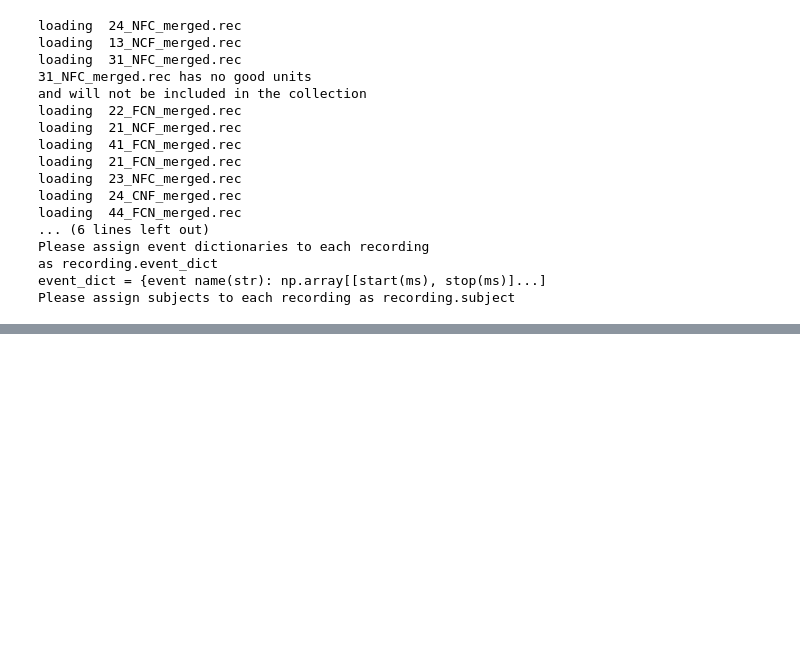
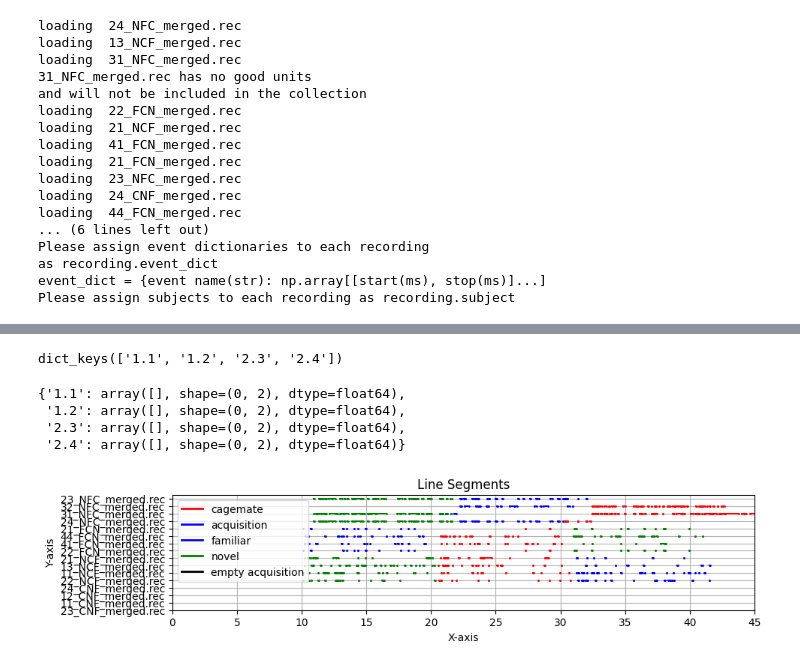
Before and after one commit to tomHep10/diff_fam_social_memory_ephys, a Jupyter notebook: pilot2/only_subjects/only_subjects_spike_collection.ipynb, the cells around one changed output, grey strips where cells are left out. Saved outputs shown, nothing was run; the diff lists cells and outputs as text; code cells hidden in the pictures; blank space fills up the shorter version.

```diff
--- a/pilot2/only_subjects/only_subjects_spike_collection.ipynb
+++ b/pilot2/only_subjects/only_subjects_spike_collection.ipynb
@@ -61,0 +102,17 @@ pickle_this(only_subject_collection, 'only_subject_collection.pkl')
+# %%
+boris_path = r"C:\Users\megha\Documents\Padilla-Coreano\homecage_social_ephys_vids\pilot2\boris\only_subjects"
+
+boris_dfs = {}
+
+for file in os.listdir(boris_path):
+    csv_path = os.path.join(boris_path, file)
+    df = pd.read_csv(csv_path)
+    boris_dfs[file] = df
+# %%
+pairs = []
+for rec_pairs in combinations(boris_dfs.keys(), 2):
+    rec1 = rec_pairs[0].split('.')[0]
+    rec2 = rec_pairs[1].split('.')[0]
+    if rec1 == rec2:
+        pairs.append(rec_pairs)
+pairs
@@ -61,0 +183,12 @@ pickle_this(only_subject_collection, 'only_subject_collection.pkl')
+# %%
+CNF = bouts['11_12_23_24']
+CNF.keys()
+# %% [output]
+dict_keys(['1.1', '1.2', '2.3', '2.4'])
+# %%
+CNF
+# %% [output]
+{'1.1': array([], shape=(0, 2), dtype=float64),
+ '1.2': array([], shape=(0, 2), dtype=float64),
+ '2.3': array([], shape=(0, 2), dtype=float64),
+ '2.4': array([], shape=(0, 2), dtype=float64)}
@@ -61,0 +352,32 @@ pickle_this(only_subject_collection, 'only_subject_collection.pkl')
+# %%
+color_dict = {'cagemate': 'r', 'acquisition': 'b', 'familiar': 'b', 'novel': 'g',
+              'empty acquisition' : 'k'}
+recording_number = 0
+plt.figure(figsize = (10,2))
+labels = []
+for name, recording in behavior_dicts.items():
+    labels.append(name)
+    for event, snippets in recording.items():
+        if (event =='cagemate'
+            ) | (event == 'familiar'
+                 ) | (event == 'novel'
+                      ) | (event == 'acquisition'
+                    ) | (event == 'empty acquisition'):
+            for i in range(len(snippets)):
+                y = [recording_number,recording_number]
+                x = snippets[i]/1000/60
+            # Plot the line segments
+                plt.plot(x, y, marker='o', linestyle='-', c= color_dict[event], markersize = 1)
+    recording_number += .5
+# Optionally, you can add labels, title, etc.
+plt.xlabel('X-axis')
+plt.ylabel('Y-axis')
+plt.yticks(ticks=np.arange(len(labels))/2, labels=labels)
+plt.title('Line Segments')
+legend_labels = [plt.Line2D([0], [0], color=color_dict[label], lw=2, label=label) for label in color_dict]
+plt.legend(handles=legend_labels)
+plt.grid(True)
+plt.xlim([0,45])
+plt.show()
+# %% [output]
+[figure, added]
```
Also changed, not shown: parts of 16 cells of this notebook, 7 other files.
